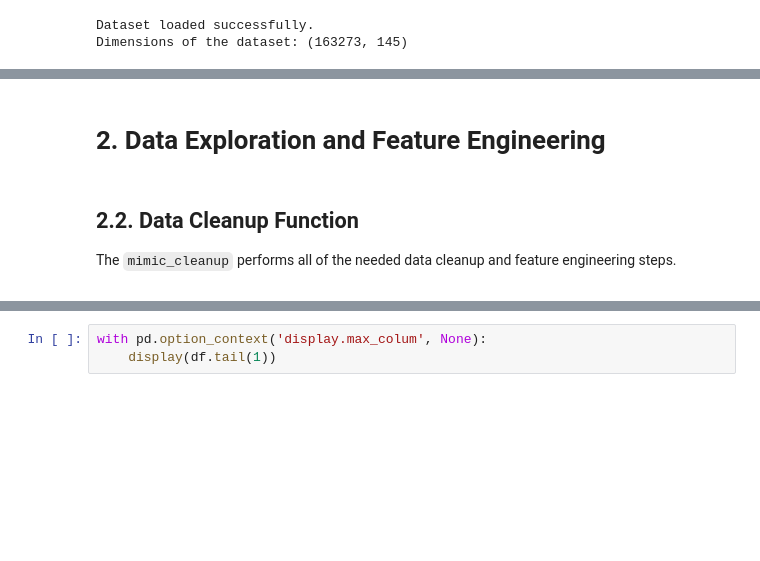
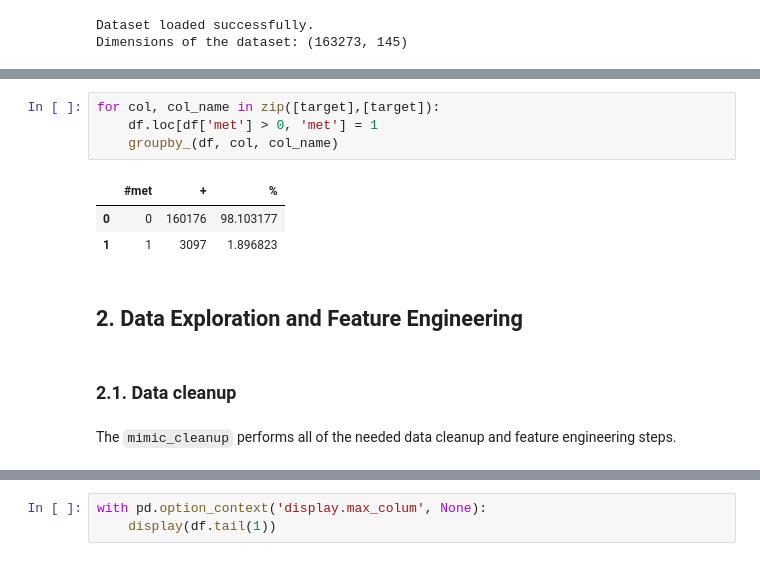
Before and after one commit to DataPro-M/Hospital-CodeBlue-prediction, a Jupyter notebook: MET_prediction.ipynb, the cells around one changed output, grey strips where cells are left out. Saved outputs shown, nothing was run; the diff lists cells and outputs as text; blank space fills up the shorter version.

```diff
--- a/MET_prediction.ipynb
+++ b/MET_prediction.ipynb
@@ -110,10 +117,17 @@ with pd.option_context('display.max_rows', None, 'display.max_columns', None):
+# %%
+for col, col_name in zip([target],[target]):
+    df.loc[df['met'] > 0, 'met'] = 1
+    groupby_(df, col, col_name)
+# %% [output]
+|  | #met | + | % |
+| 0 | 0 | 160176 | 98.103177 |
+| 1 | 1 | 3097 | 1.896823 |
 # %% [markdown]
-<a class="anchor" id="eading--2"></a>
-# 2. Data Exploration and Feature Engineering
+<a class="anchor" id="heading--2"></a>
+## 2. Data Exploration and Feature Engineering
-# %% [markdown]
-<div id="heading--2-2"/>
-
-## 2.2. __Data Cleanup Function__
-
-The `mimic_cleanup` performs all of the needed data cleanup and feature engineering steps.
+# %% [markdown]
+<a class="anchor" id="heading--2-1"></a>
+### 2.1. __Data cleanup__
+# %% [markdown]
+The `mimic_cleanup` performs all of the needed data cleanup and feature engineering steps.
 # %%
```
Also changed, not shown: parts of 17 cells of this notebook, 1 other file.
